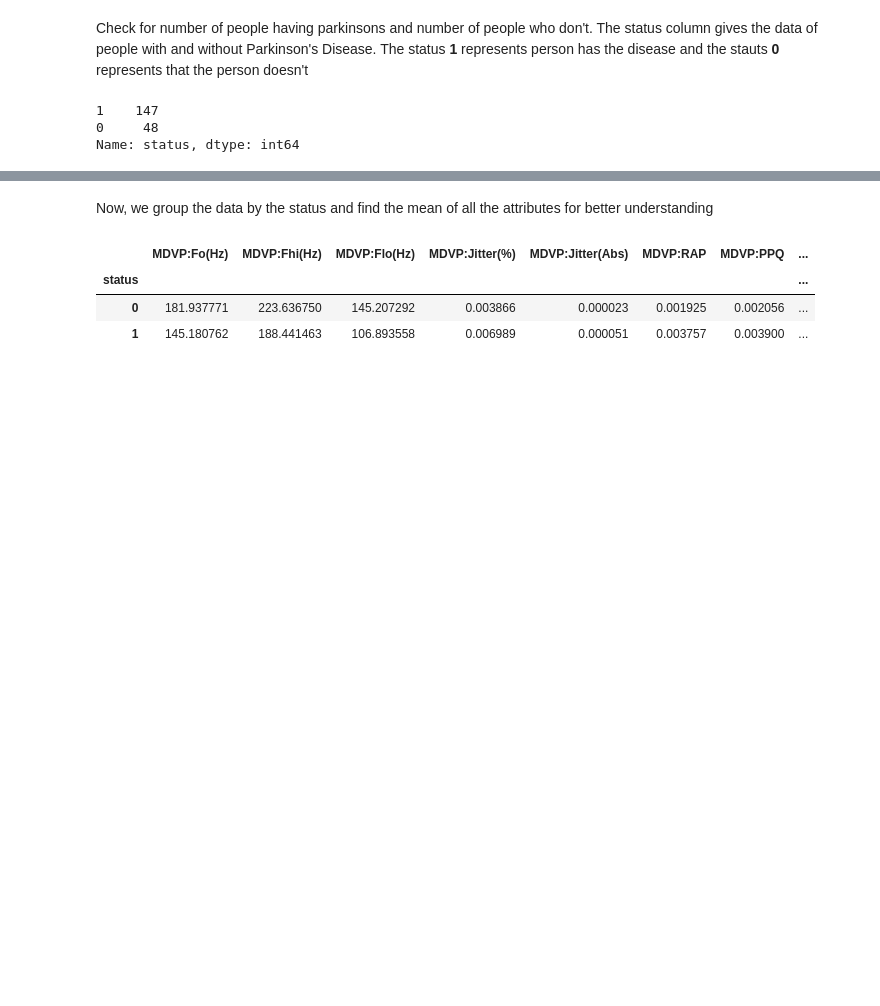
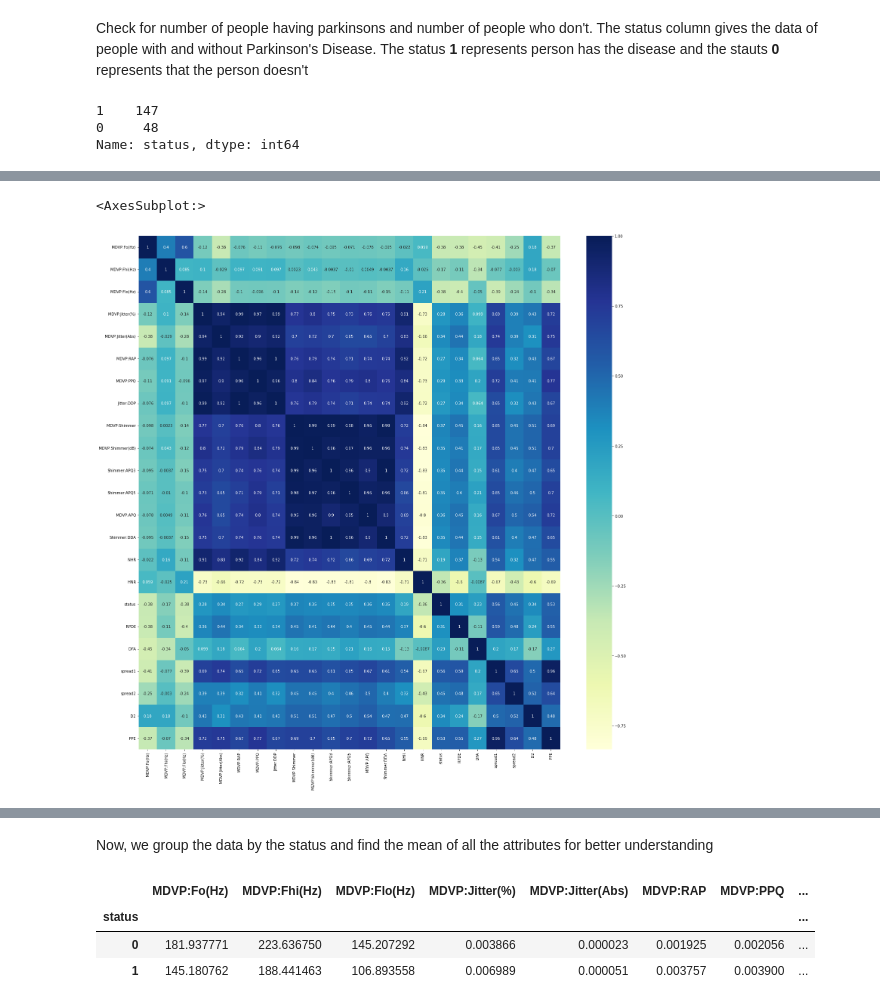
Before and after one commit to anjali301/healthcare-ML, a Jupyter notebook: health/care/disease/Parkinson's Disease.ipynb, the cells around one changed output, grey strips where cells are left out. Saved outputs shown, nothing was run; the diff lists cells and outputs as text; code cells hidden in the pictures; blank space fills up the shorter version.

```diff
--- a/health/care/disease/Parkinson's Disease.ipynb
+++ b/health/care/disease/Parkinson's Disease.ipynb
@@ -86,0 +100,6 @@ Name: status, dtype: int64
+# %%
+plt.figure(figsize = (25, 25))
+sns.heatmap(park_data.corr(), annot=True, cmap='YlGnBu')
+# %% [output]
+<AxesSubplot:>
+[figure, added]
```
Also changed, not shown: parts of 10 cells of this notebook.
